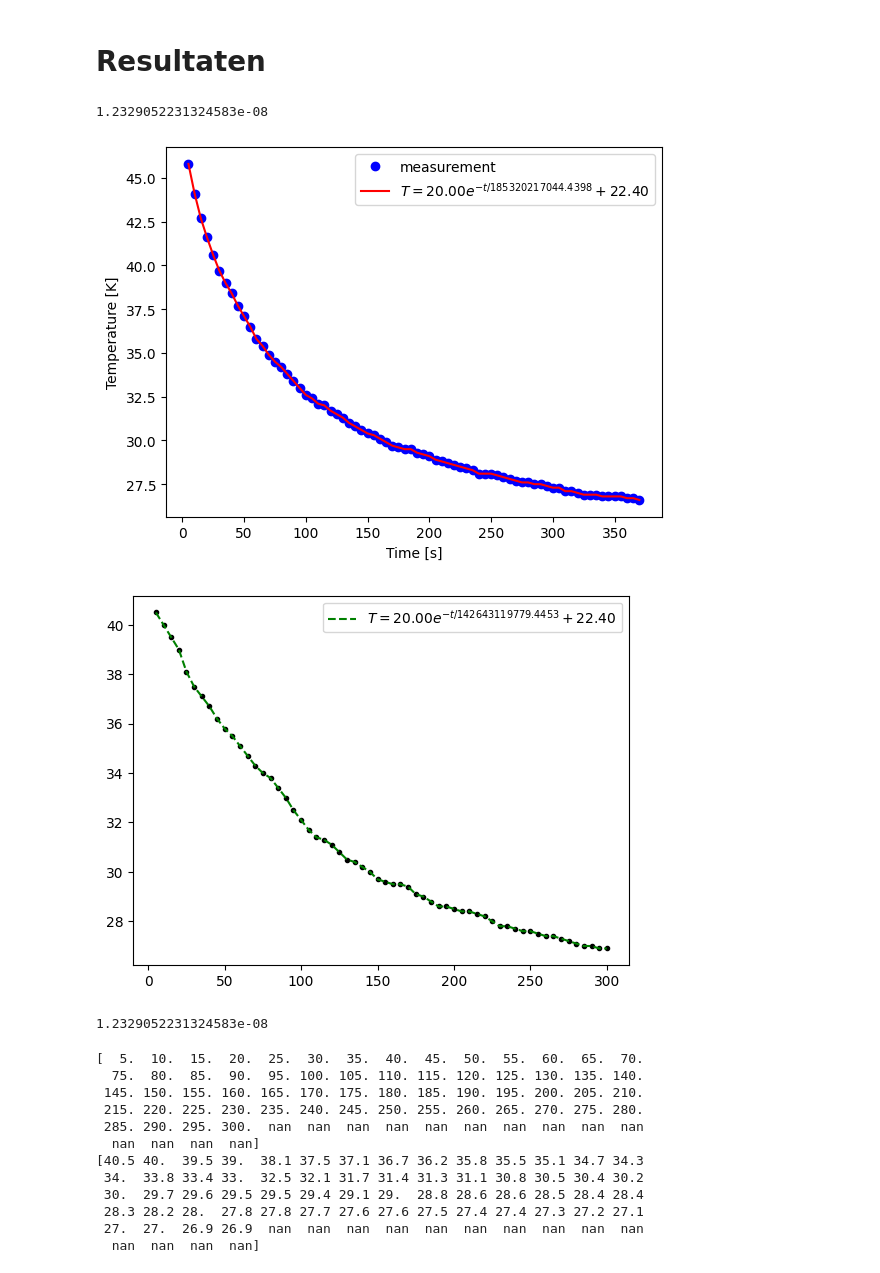
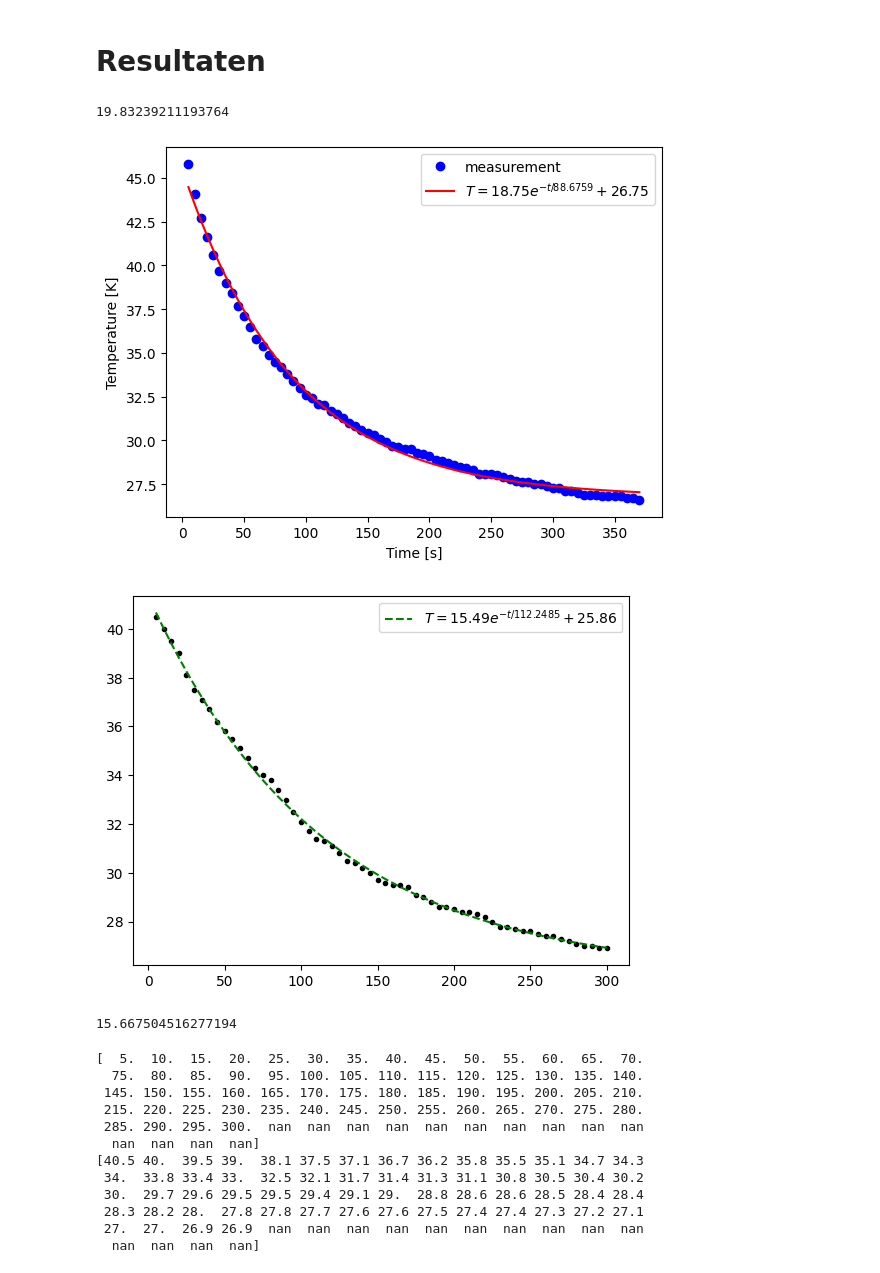
Before and after one commit to arenmeghdadi/314159265358979323846264338, a Jupyter notebook: Content/Labs/koelbuis3.ipynb, the cells around one changed output. Cells and saved outputs as stored; diff of their text form; code cells hidden in the pictures.

```diff
--- a/Content/Labs/koelbuis3.ipynb
+++ b/Content/Labs/koelbuis3.ipynb
@@ -176,38 +176,43 @@ df = pd.read_csv("koelbuis.csv",delimiter=',')
 Tijd = df["Tijd_dop"].to_numpy()
 Temps = df["Temp_dop"].to_numpy()
 
 #definieren functie en waardes
 def exp_func(t, A, tau, T_omg):
-    T_omg = 21.6
-    A = Temps - 21.6
+    # T_omg = 21.6
+    # A = Temps - 21.6
     # tau is de karakteristieke tijd voor de koeling
     return (A * np.exp(-t/tau) + T_omg)
 
 buitenoppervlak = 0.01531 # bepaal zelf in m^2
 warmtecapaciteit = 26.925 # bepaal de warmtecapaciteit in J/K
 
 
 # pas beginwaardes aan naar schatting
 # Het aantal maxfev moet wellicht hoger voor goede convergentie van de waarde
-popt, pocv = curve_fit(exp_func, Tijd, Temps, p0=[20, 100, 22.4], maxfev=10000)
+popt, pocv = curve_fit(exp_func, Tijd, Temps, p0=[20, 100, 25], maxfev=10000)
 A_exp, tau_exp, T_omg_exp = popt
 
 y_fit = exp_func(Tijd, *popt)
 plt.figure()
 plt.xlabel('Time [s]')
 plt.ylabel('Temperature [K]')
 
 plt.plot(Tijd, Temps, 'bo', label='measurement')
 plt.plot(Tijd, y_fit, 'r-',
          label='$T = %0.2f e^{-t/%0.4f} + %0.2f$' % (A_exp, tau_exp, T_omg_exp))
 
 plt.legend()
 # Sla figuren op met
 #
 # plt.savefig("Figuren/naam.png", dpi=450)
+
+
+h_exp = (warmtecapaciteit) / (tau_exp * buitenoppervlak)
+
+print(h_exp) # warmteoverdrachtscoëfficiënt in W/m^2 K
 # %% [output]
-1.2329052231324583e-08
+19.83239211193764
-[figure, old version]
+[figure, new version]
 # %%
 Tijd2 = df["Tijd"].to_numpy()
 Temps2 = df["Temperatuur"].to_numpy()
@@ -215,8 +220,8 @@ Tijd2 = Tijd2[:60]
 Temps2 = Temps2[:60]
 
 def exp_func2(t, A, tau, T_omg):
-    T_omg = 21.6
-    A = Temps2 - 21.6
+    #T_omg = 21.6
+    #A = Temps2 - 21.6
     # tau is de karakteristieke tijd voor de koeling
     return (A * np.exp(-t/tau) + T_omg)
 
@@ -236,8 +241,8 @@ h_exp = (warmtecapaciteit) / (tau_exp2 * buitenoppervlak)
 
 print(h_exp) # warmteoverdrachtscoëfficiënt in W/m^2 K
 # %% [output]
-[figure, old version]
+[figure, new version]
-1.2329052231324583e-08
+15.667504516277194
 # %%
 df = pd.read_csv("koelbuis.csv",delimiter=',')
 Tijd = df["Tijd"].to_numpy()
```
Also changed, not shown: parts of 1 cell of this notebook.
